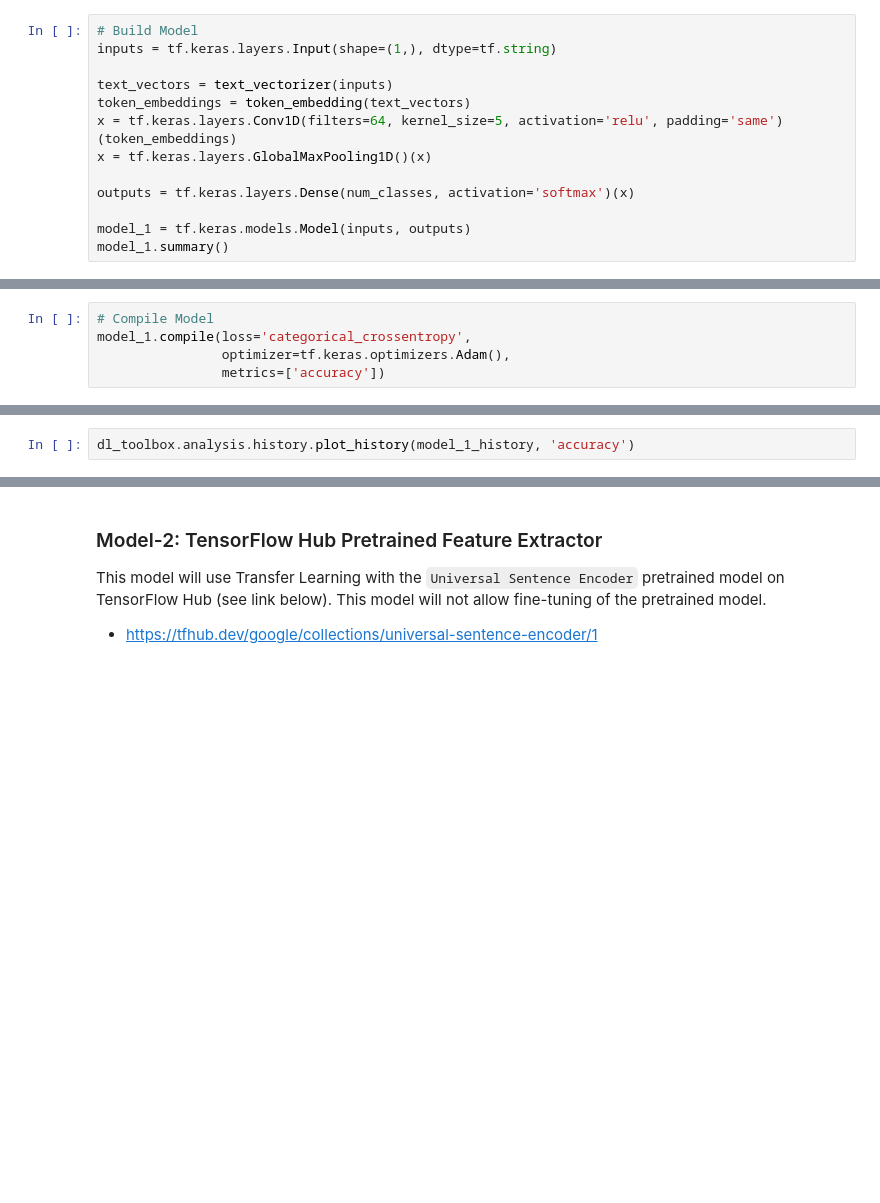
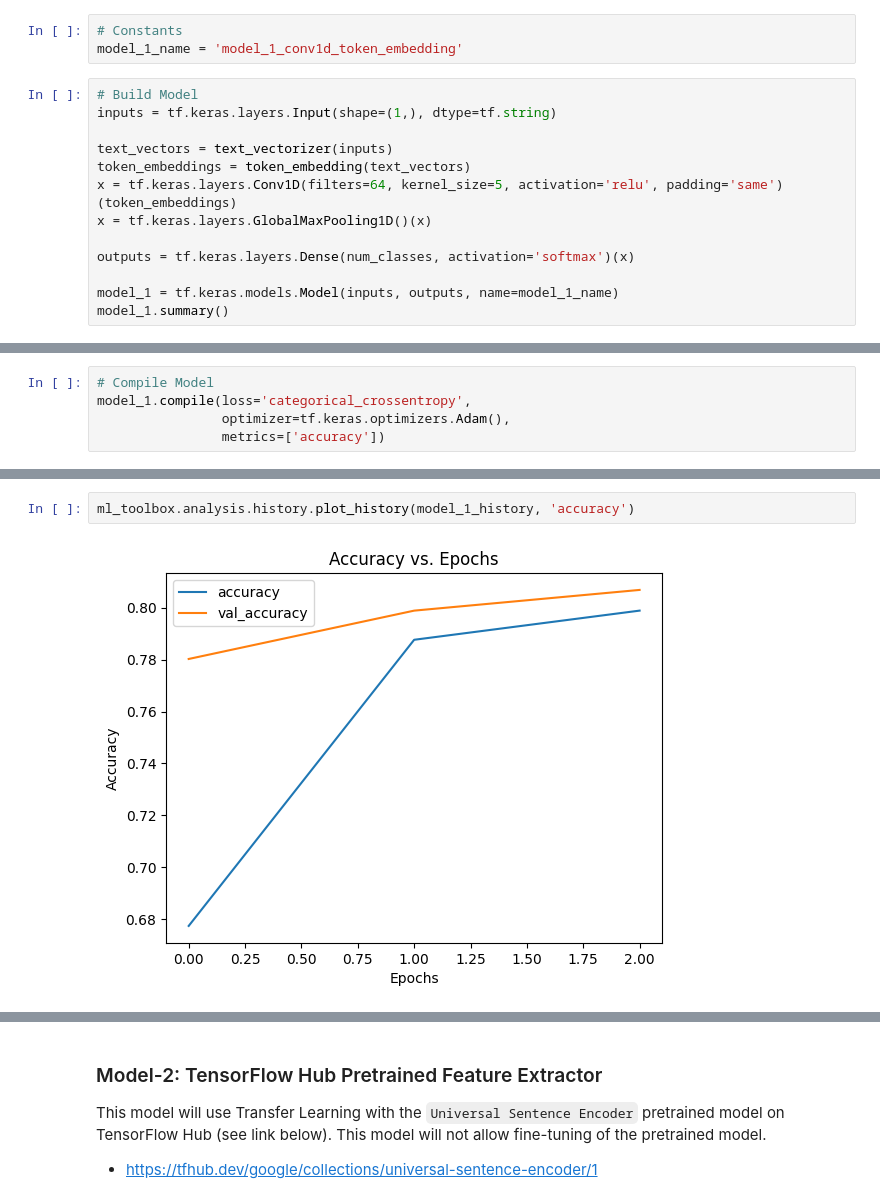
Before and after one commit to bkubick/deep-learning-development, a Jupyter notebook: projects/skim_lit/notebooks/skim_lit.ipynb, the cells around one changed output, grey strips where cells are left out. Cells and saved outputs as stored; diff of their text form; blank space fills up the shorter version.

Commit message:
Update skim lit project and include outputs

```diff
--- a/projects/skim_lit/notebooks/skim_lit.ipynb
+++ b/projects/skim_lit/notebooks/skim_lit.ipynb
@@ -445,5 +743,8 @@ model_0_results
 # %% [markdown]
 ### Model-1: Conv1D w/ Token Embeddings
+# %%
+# Constants
+model_1_name = 'model_1_conv1d_token_embedding'
 # %%
 # Build Model
 inputs = tf.keras.layers.Input(shape=(1,), dtype=tf.string)
@@ -455,5 +756,5 @@ x = tf.keras.layers.GlobalMaxPooling1D()(x)
 
 outputs = tf.keras.layers.Dense(num_classes, activation='softmax')(x)
 
-model_1 = tf.keras.models.Model(inputs, outputs)
+model_1 = tf.keras.models.Model(inputs, outputs, name=model_1_name)
 model_1.summary()
@@ -473,4 +799,6 @@ model_1_history = model_1.fit(train_dataset,
 # %%
-dl_toolbox.analysis.history.plot_history(model_1_history, 'accuracy')
+ml_toolbox.analysis.history.plot_history(model_1_history, 'accuracy')
+# %% [output]
+[figure, added]
 # %%
 model_1.evaluate(val_dataset)
```
Also changed, not shown: parts of 105 cells of this notebook.
